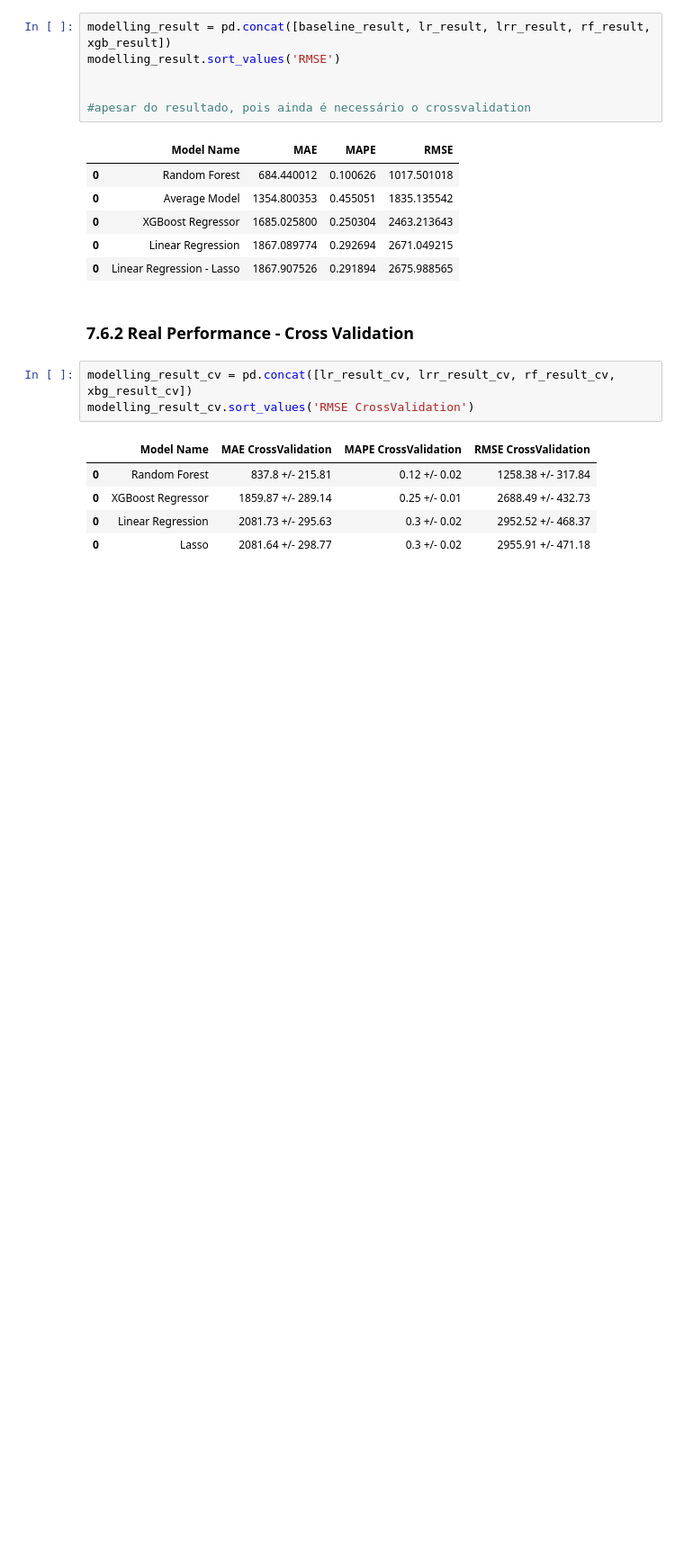
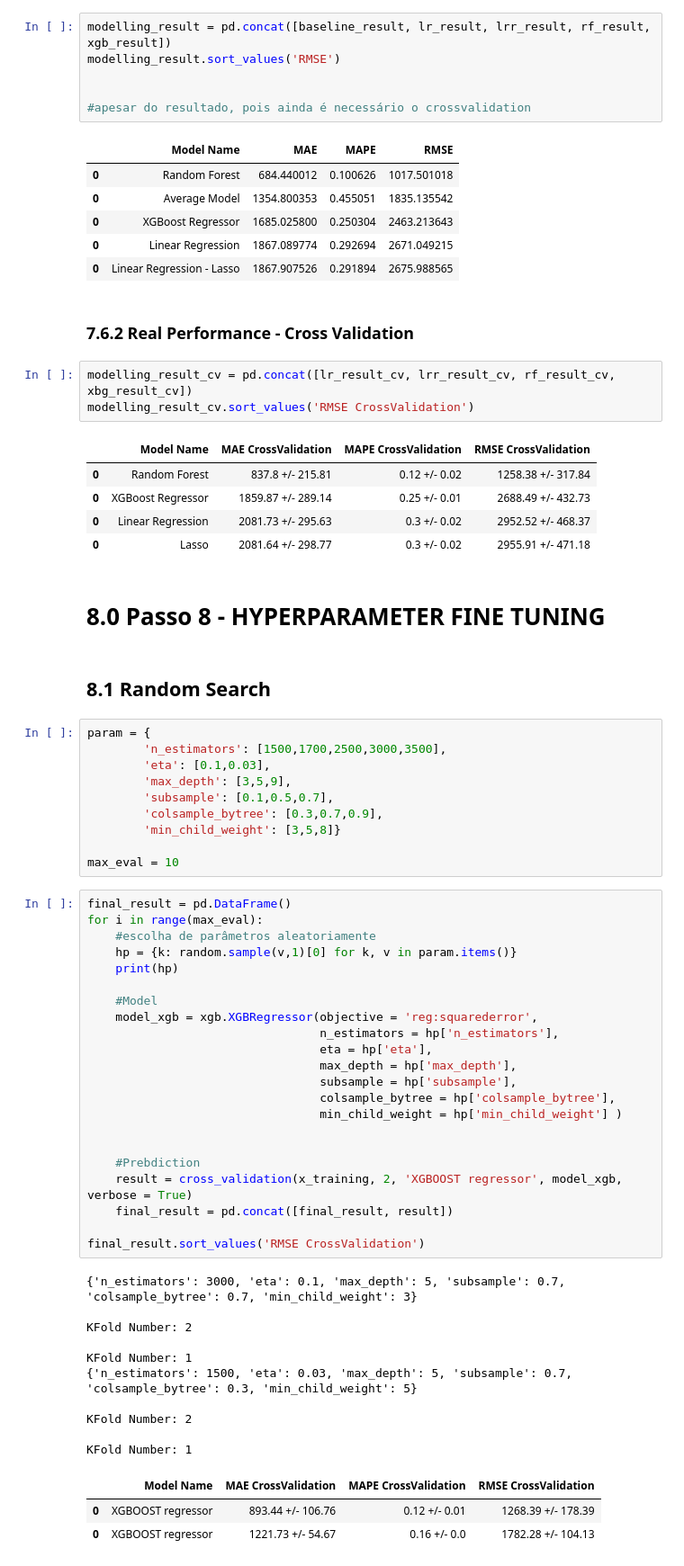
Before and after one commit to rafaelporfiriobarros/ds-em-producao, a Jupyter notebook: notebook/ds-em-producao.ipynb, the cells around one changed output. Shown at 90% size. Cells and saved outputs as stored; diff of their text form; blank space fills up the shorter version.

Commit message:
hyperparameter fine tuning strategy done

```diff
--- a/notebook/ds-em-producao.ipynb
+++ b/notebook/ds-em-producao.ipynb
@@ -1286,3 +1286,53 @@ modelling_result_cv.sort_values('RMSE CrossValidation')
 | 0 | XGBoost Regressor | 1859.87 +/- 289.14 | 0.25 +/- 0.01 | 2688.49 +/- 432.73 |
 | 0 | Linear Regression | 2081.73 +/- 295.63 | 0.3 +/- 0.02 | 2952.52 +/- 468.37 |
 | 0 | Lasso | 2081.64 +/- 298.77 | 0.3 +/- 0.02 | 2955.91 +/- 471.18 |
+# %% [markdown]
+# 8.0 Passo 8 - HYPERPARAMETER FINE TUNING
+# %% [markdown]
+## 8.1 Random Search
+# %%
+param = {
+        'n_estimators': [1500,1700,2500,3000,3500],
+        'eta': [0.1,0.03],
+        'max_depth': [3,5,9],
+        'subsample': [0.1,0.5,0.7],
+        'colsample_bytree': [0.3,0.7,0.9],
+        'min_child_weight': [3,5,8]}
+
+max_eval = 10
+# %%
+final_result = pd.DataFrame()
+for i in range(max_eval):
+    #escolha de parâmetros aleatoriamente
+    hp = {k: random.sample(v,1)[0] for k, v in param.items()}
+    print(hp)
+
+    #Model
+    model_xgb = xgb.XGBRegressor(objective = 'reg:squarederror',
+                                 n_estimators = hp['n_estimators'],
+                                 eta = hp['eta'],
+                                 max_depth = hp['max_depth'],
+                                 subsample = hp['subsample'],
+                                 colsample_bytree = hp['colsample_bytree'],
+                                 min_child_weight = hp['min_child_weight'] )
+
+
+    #Prebdiction
+    result = cross_validation(x_training, 2, 'XGBOOST regressor', model_xgb, verbose = True)
+    final_result = pd.concat([final_result, result])
+
+final_result.sort_values('RMSE CrossValidation')
+# %% [output]
+{'n_estimators': 3000, 'eta': 0.1, 'max_depth': 5, 'subsample': 0.7, 'colsample_bytree': 0.7, 'min_child_weight': 3}
+
+KFold Number: 2
+
+KFold Number: 1
+{'n_estimators': 1500, 'eta': 0.03, 'max_depth': 5, 'subsample': 0.7, 'colsample_bytree': 0.3, 'min_child_weight': 5}
+
+KFold Number: 2
+
+KFold Number: 1
+|  | Model Name | MAE CrossValidation | MAPE CrossValidation | RMSE CrossValidation |
+| 0 | XGBOOST regressor | 893.44 +/- 106.76 | 0.12 +/- 0.01 | 1268.39 +/- 178.39 |
+| 0 | XGBOOST regressor | 1221.73 +/- 54.67 | 0.16 +/- 0.0 | 1782.28 +/- 104.13 |
```
Also changed, not shown: parts of 5 cells of this notebook.
